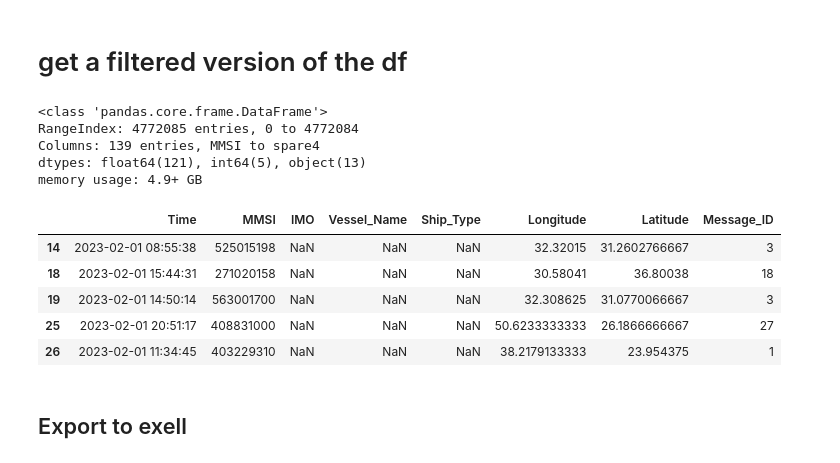
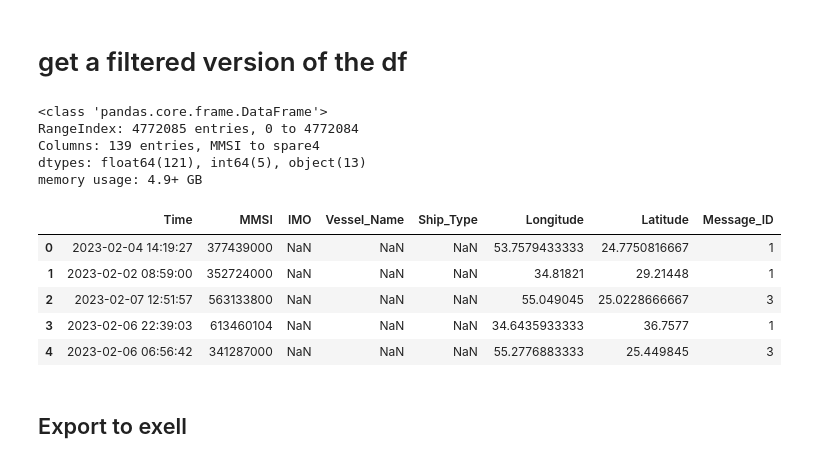
Before and after one commit to giladdanin10/tip-and-que-ships-personal, a Jupyter notebook: explore AIS.ipynb, the cells around one changed output. Cells and saved outputs as stored; diff of their text form; code cells hidden in the pictures.

```diff
--- a/explore AIS.ipynb
+++ b/explore AIS.ipynb
@@ -199,6 +199,14 @@ def filter_df_by_date(df, min_date, max_date, time_column='Time', date_format='%
     """
     # Convert the Time column to datetime
     df[time_column] = pd.to_datetime(df[time_column], format=date_format)
+
+    if (min_date is None):
+        min_date = min(df[time_column])
+
+    if (max_date is None):
+        max_date = max(df[time_column])
+
+
 
     # Convert min_date and max_date to datetime
     min_date = pd.to_datetime(min_date, format=date_format)
@@ -401,31 +409,34 @@ df_org = convert_time_format(df_org, 'Time', '%Y%m%d_%H%M%S', '%Y-%m-%d %H:%M:%S
 # %%
 df = copy.deepcopy(df_org)
 df_org.info()
 
 
 # Define the minimum and maximum dates
-min_date = '2023-02-01 00:00:01'
-max_date = '2023-02-02 00:00:01'
+# min_date = '2023-02-01 00:00:01'
+# max_date = '2023-02-02 00:00:01'
+
+min_date = None
+max_date = None
 
 # Filter the DataFrame based on the date range
 df = filter_df_by_date(df, min_date, max_date)
 
 # get a list of interesing columns
 columns_list = ['Time','MMSI','IMO','Vessel_Name','Ship_Type','Longitude','Latitude','Message_ID']
 df = df[columns_list]
 df.head()
 # %% [output]
 <class 'pandas.core.frame.DataFrame'>
 RangeIndex: 4772085 entries, 0 to 4772084
 Columns: 139 entries, MMSI to spare4
 dtypes: float64(121), int64(5), object(13)
 memory usage: 4.9+ GB
 |  | Time | MMSI | IMO | Vessel_Name | Ship_Type | Longitude | Latitude | Message_ID |
-| 14 | 2023-02-01 08:55:38 | 525015198 | NaN | NaN | NaN | 32.32015 | 31.2602766667 | 3 |
-| 18 | 2023-02-01 15:44:31 | 271020158 | NaN | NaN | NaN | 30.58041 | 36.80038 | 18 |
-| 19 | 2023-02-01 14:50:14 | 563001700 | NaN | NaN | NaN | 32.308625 | 31.0770066667 | 3 |
-| 25 | 2023-02-01 20:51:17 | 408831000 | NaN | NaN | NaN | 50.6233333333 | 26.1866666667 | 27 |
-| 26 | 2023-02-01 11:34:45 | 403229310 | NaN | NaN | NaN | 38.2179133333 | 23.954375 | 1 |
+| 0 | 2023-02-04 14:19:27 | 377439000 | NaN | NaN | NaN | 53.7579433333 | 24.7750816667 | 1 |
+| 1 | 2023-02-02 08:59:00 | 352724000 | NaN | NaN | NaN | 34.81821 | 29.21448 | 1 |
+| 2 | 2023-02-07 12:51:57 | 563133800 | NaN | NaN | NaN | 55.049045 | 25.0228666667 | 3 |
+| 3 | 2023-02-06 22:39:03 | 613460104 | NaN | NaN | NaN | 34.6435933333 | 36.7577 | 1 |
+| 4 | 2023-02-06 06:56:42 | 341287000 | NaN | NaN | NaN | 55.2776883333 | 25.449845 | 3 |
 # %% [markdown]
 ## Export to exell
 # %%
```
Also changed, not shown: parts of 8 cells of this notebook, 1 other file.
